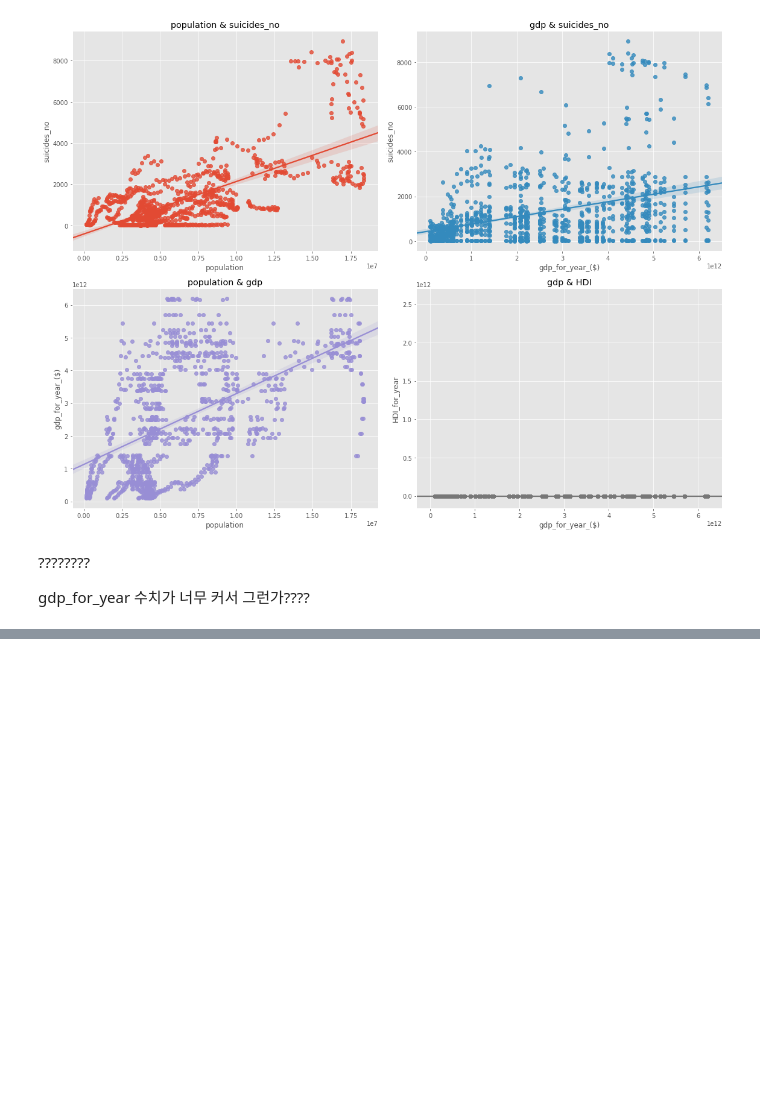
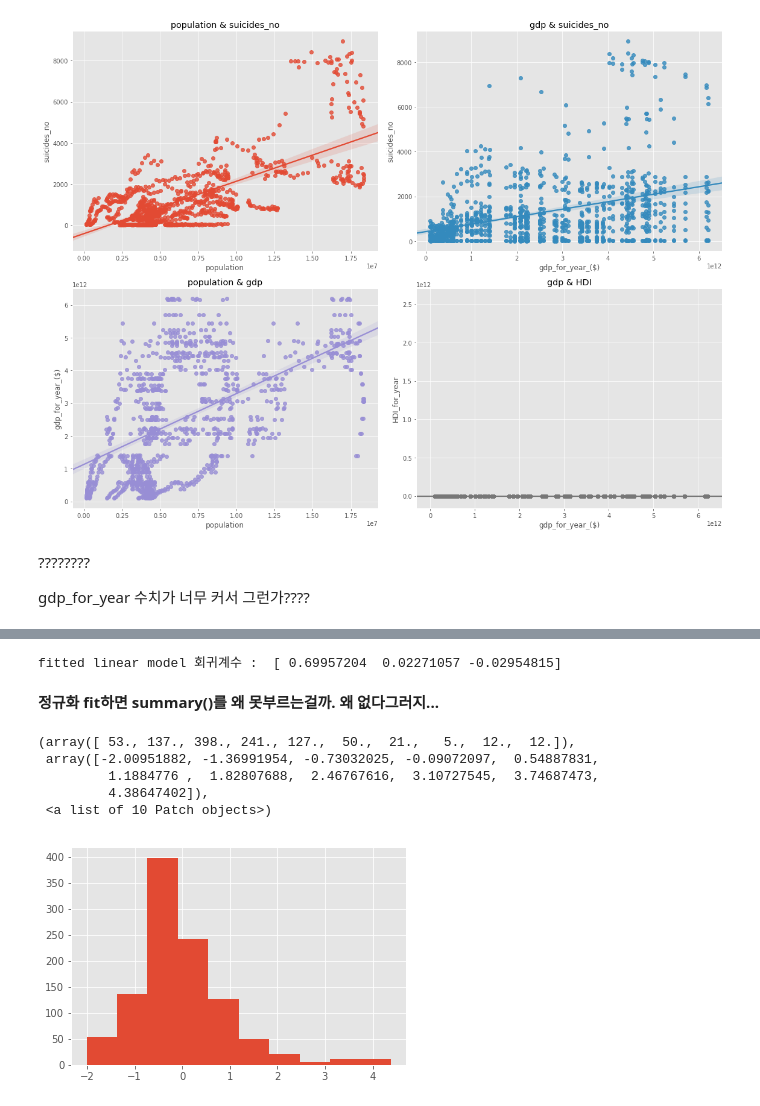
Before and after one commit to skdbsxir/DS-Studying, a Jupyter notebook: [Self Project]/X001-4. Suicides Rates Overview.ipynb, the cells around one changed output, grey strips where cells are left out. Saved outputs shown, nothing was run; the diff lists cells and outputs as text; code cells hidden in the pictures; blank space fills up the shorter version.

Commit message:
스케일링 후 OLS, fitted OLS

```diff
--- a/[Self Project]/X001-4. Suicides Rates Overview.ipynb
+++ b/[Self Project]/X001-4. Suicides Rates Overview.ipynb
@@ -197,3 +197,17 @@ plt.show()
 ????????  <br>
 
 gdp_for_year 수치가 너무 커서 그런가????
+# %%
+# 속성들 스케일링 해보자.
+from sklearn import preprocessing
+import statsmodels.api as sm
+
+X_data = df[['population', 'HDI_for_year', 'gdp_for_year_($)']]
+scaler = preprocessing.StandardScaler().fit(X_data)
+X_scaled = scaler.transform(X_data)
+target = df[['suicides_no']]
+targetScaler = preprocessing.StandardScaler().fit(target)
+target_scaled = targetScaler.transform(target)
+
+print(X_scaled)
+print(target)
@@ -199,0 +232,5 @@ gdp_for_year 수치가 너무 커서 그런가????
+# %%
+linearModel = sm.OLS(target_scaled, X_scaled)
+result = linearModel.fit()
+print('non-fitted linear model 회귀계수 : ', result.params)
+result.summary()
@@ -199,0 +259,17 @@ gdp_for_year 수치가 너무 커서 그런가????
+# %%
+fittedModel = sm.OLS(target_scaled, X_scaled)
+fittedResult = fittedModel.fit_regularized(alpha=0.01, L1_wt=0.5)
+print('fitted linear model 회귀계수 : ', fittedResult.params)
+# %% [output]
+fitted linear model 회귀계수 :  [ 0.69957204  0.02271057 -0.02954815]
+# %% [markdown]
+**정규화 fit하면 summary()를 왜 못부르는걸까. 왜 없다그러지...**
+# %%
+plt.hist(result.resid_pearson)
+# %% [output]
+(array([ 53., 137., 398., 241., 127.,  50.,  21.,   5.,  12.,  12.]),
+ array([-2.00951882, -1.36991954, -0.73032025, -0.09072097,  0.54887831,
+         1.1884776 ,  1.82807688,  2.46767616,  3.10727545,  3.74687473,
+         4.38647402]),
+ <a list of 10 Patch objects>)
+[figure, added]
```
Also changed, not shown: parts of 3 cells of this notebook.
